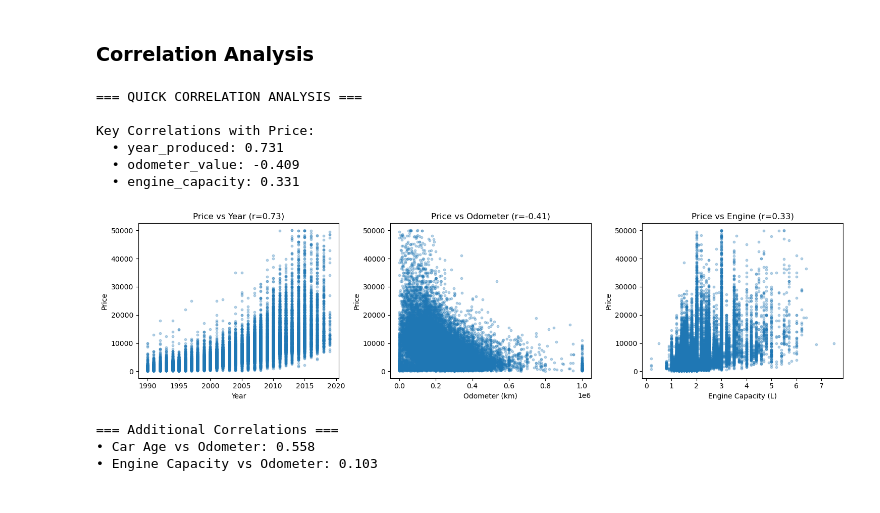
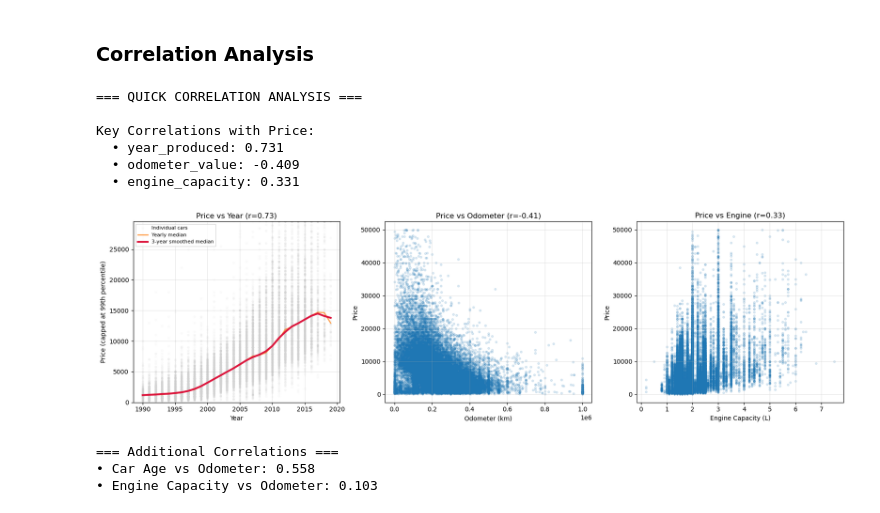
Before and after one commit to hafyze/Degree_FYP, a Jupyter notebook: Backend/notebooks/smart_car_system.ipynb, the cells around one changed output. Drawn from its saved outputs; the diff is of its cells as text; code cells hidden in the pictures.

```diff
--- a/Backend/notebooks/smart_car_system.ipynb
+++ b/Backend/notebooks/smart_car_system.ipynb
@@ -1179,40 +1179,75 @@ corr_matrix = df_clean[numerical_cols].corr()
 
 print("\nKey Correlations with Price:")
 for col in ['year_produced', 'odometer_value', 'engine_capacity']:
     corr = corr_matrix.loc['price_usd', col]
     print(f"  • {col}: {corr:.3f}")
 
 # Quick visualization
-fig, axes = plt.subplots(1, 3, figsize=(15, 4))
+fig, axes = plt.subplots(1, 3, figsize=(17, 5))
 
-# Price vs Year
-axes[0].scatter(df_clean['year_produced'], df_clean['price_usd'], alpha=0.3, s=10)
+# Price vs Year: keep raw points, but add yearly trend so the correlation is obvious
+year_summary = (
+    df_clean.groupby('year_produced')['price_usd']
+    .agg(['median', 'mean', 'count'])
+    .reset_index()
+)
+year_summary['median_smooth'] = year_summary['median'].rolling(window=3, center=True, min_periods=1).mean()
+price_cap = df_clean['price_usd'].quantile(0.99)
+
+axes[0].scatter(
+    df_clean['year_produced'],
+    df_clean['price_usd'].clip(upper=price_cap),
+    alpha=0.05,
+    s=8,
+    color='lightgray',
+    label='Individual cars'
+)
+axes[0].plot(
+    year_summary['year_produced'],
+    year_summary['median'],
+    color='tab:orange',
+    linewidth=2,
+    alpha=0.7,
+    label='Yearly median'
+)
+axes[0].plot(
+    year_summary['year_produced'],
+    year_summary['median_smooth'],
+    color='crimson',
+    linewidth=3,
+    label='3-year smoothed median'
+)
+axes[0].set_ylim(0, price_cap)
 axes[0].set_title(f"Price vs Year (r={corr_matrix.loc['price_usd', 'year_produced']:.2f})")
 axes[0].set_xlabel("Year")
-axes[0].set_ylabel("Price")
+axes[0].set_ylabel("Price (capped at 99th percentile)")
+axes[0].grid(alpha=0.3)
+axes[0].legend(fontsize=8)
 
 # Price vs Odometer
-axes[1].scatter(df_clean['odometer_value'], df_clean['price_usd'], alpha=0.3, s=10)
+axes[1].scatter(df_clean['odometer_value'], df_clean['price_usd'], alpha=0.15, s=10)
 axes[1].set_title(f"Price vs Odometer (r={corr_matrix.loc['price_usd', 'odometer_value']:.2f})")
 axes[1].set_xlabel("Odometer (km)")
 axes[1].set_ylabel("Price")
+axes[1].grid(alpha=0.3)
 
 # Price vs Engine
-axes[2].scatter(df_clean['engine_capacity'], df_clean['price_usd'], alpha=0.3, s=10)
+axes[2].scatter(df_clean['engine_capacity'], df_clean['price_usd'], alpha=0.15, s=10)
 axes[2].set_title(f"Price vs Engine (r={corr_matrix.loc['price_usd', 'engine_capacity']:.2f})")
 axes[2].set_xlabel("Engine Capacity (L)")
 axes[2].set_ylabel("Price")
+axes[2].grid(alpha=0.3)
 
 plt.tight_layout()
 plt.show()
 # %% [output]
 === QUICK CORRELATION ANALYSIS ===
 
 Key Correlations with Price:
   • year_produced: 0.731
   • odometer_value: -0.409
   • engine_capacity: 0.331
-[figure, old version]
+[figure, new version]
 # %%
 fig, axes = plt.subplots(1, 2, figsize=(14, 5))
 
```
Also changed, not shown: parts of 4 cells of this notebook, 2 other files.
